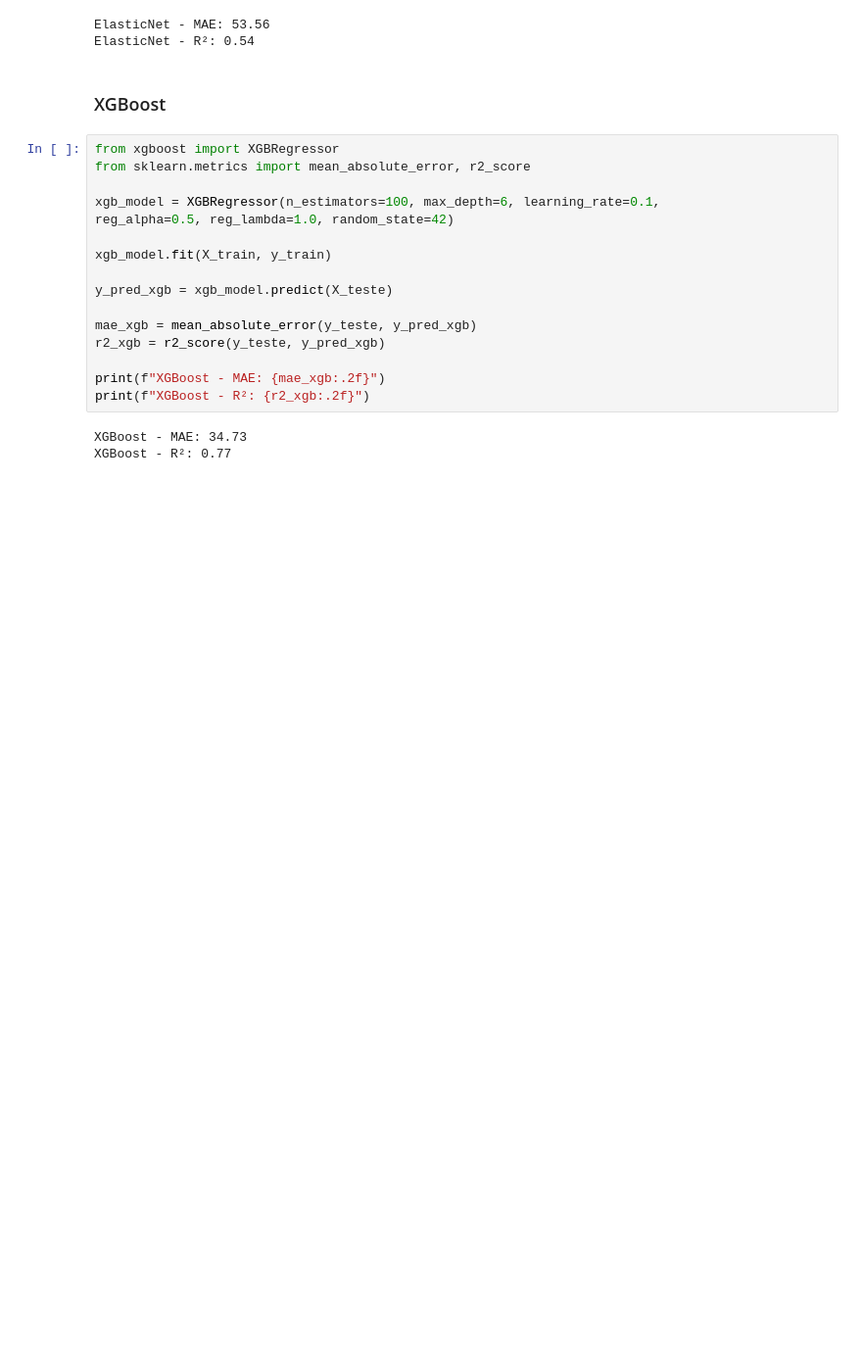
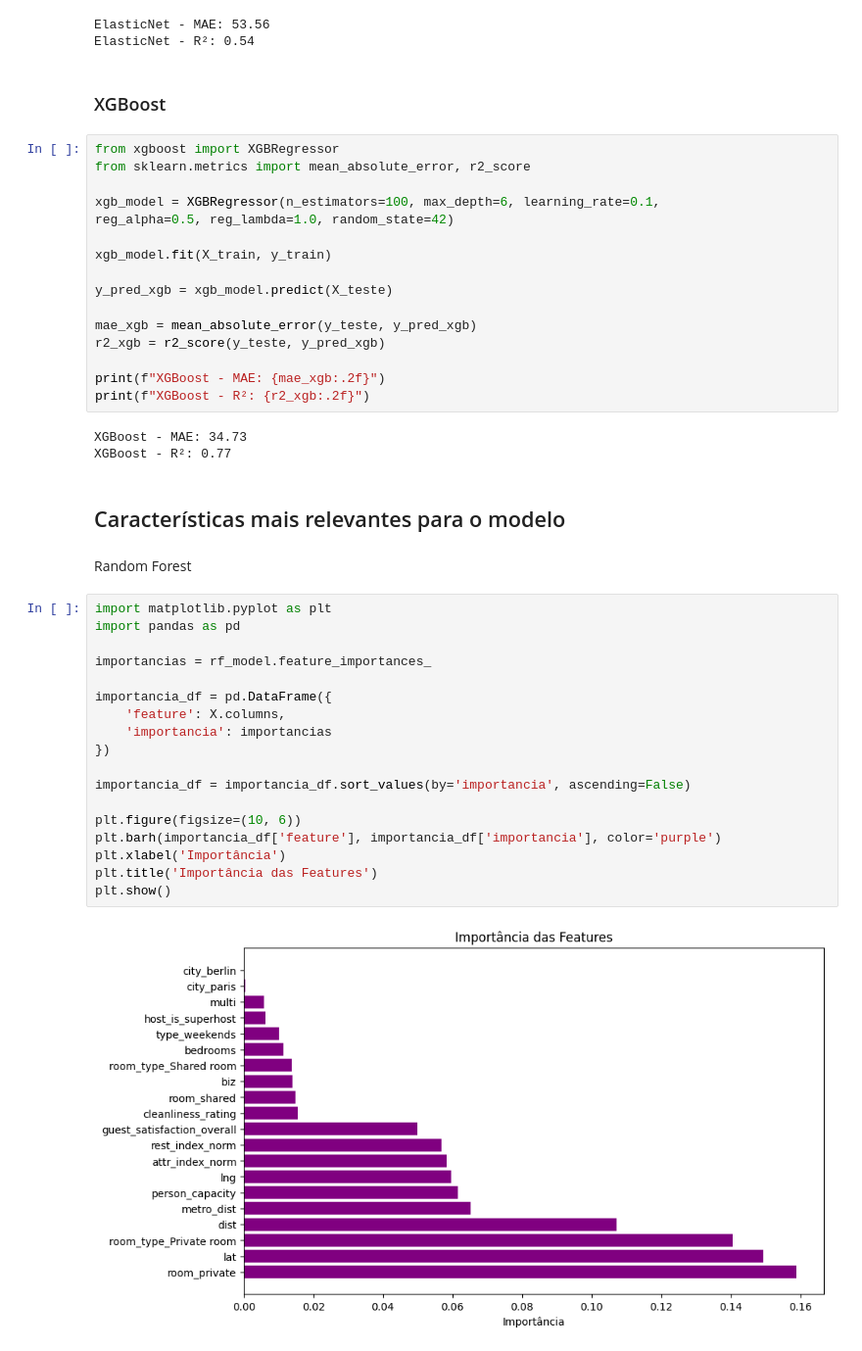
Before and after one commit to isabellimrqs/price-regression, a Jupyter notebook: case.ipynb, the cells around one changed output. Shown at 98% size. Saved outputs shown, nothing was run; the diff lists cells and outputs as text; blank space fills up the shorter version.

Commit message:
:sparkles: feat: added importance diagram

```diff
--- a/case.ipynb
+++ b/case.ipynb
@@ -455,3 +455,27 @@ print(f"XGBoost - R²: {r2_xgb:.2f}")
 # %% [output]
 XGBoost - MAE: 34.73
 XGBoost - R²: 0.77
+# %% [markdown]
+## Características mais relevantes para o modelo
+# %% [markdown]
+Random Forest
+# %%
+import matplotlib.pyplot as plt
+import pandas as pd
+
+importancias = rf_model.feature_importances_
+
+importancia_df = pd.DataFrame({
+    'feature': X.columns,
+    'importancia': importancias
+})
+
+importancia_df = importancia_df.sort_values(by='importancia', ascending=False)
+
+plt.figure(figsize=(10, 6))
+plt.barh(importancia_df['feature'], importancia_df['importancia'], color='purple')
+plt.xlabel('Importância')
+plt.title('Importância das Features')
+plt.show()
+# %% [output]
+[figure, added]
```
